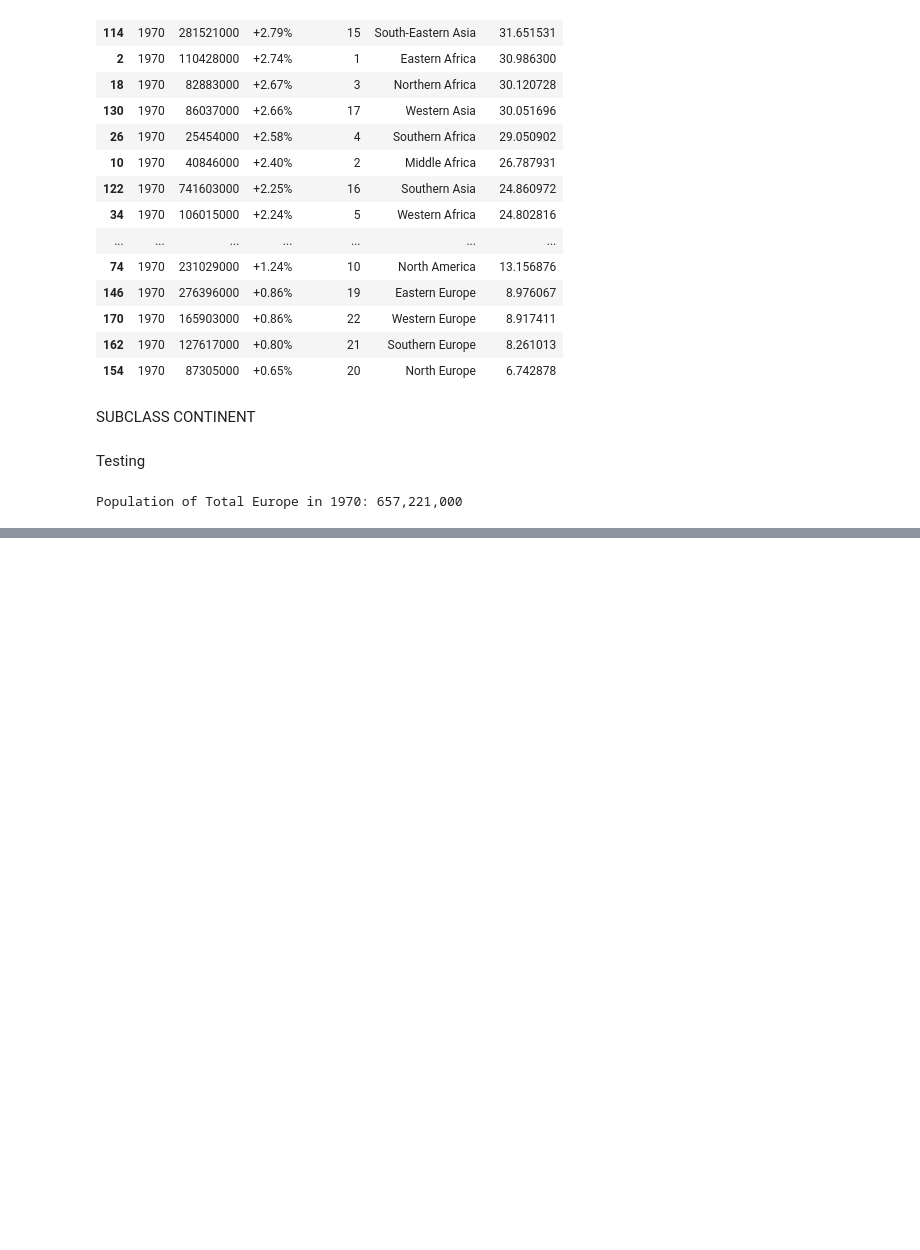
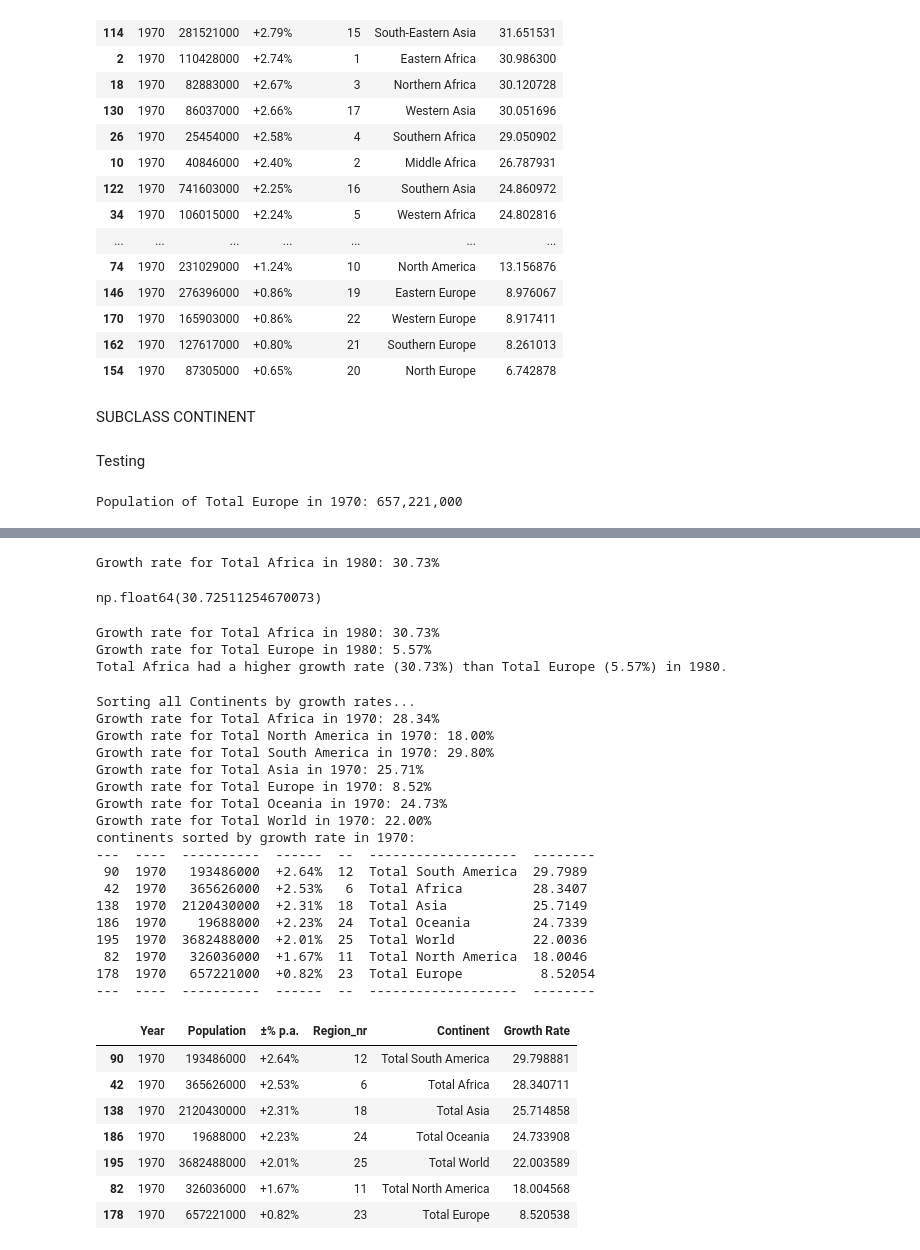
Before and after one commit to Data-Science-Study-Group-19/Final-Project-_-Population-of-Continents, a Jupyter notebook: group_19.ipynb, the cells around one changed output, grey strips where cells are left out. Drawn from its saved outputs; the diff is of its cells as text; code cells hidden in the pictures; blank space fills up the shorter version.

Commit message:
Update group_19.ipynb
Subclass updated for continents

```diff
--- a/group_19.ipynb
+++ b/group_19.ipynb
@@ -435,9 +435,9 @@ class Continent(Region):
 
 
     def growth_comparison(self, continent1, continent2, year):
-        """
-        Compares the growth rate between two continents in a specific year.
-        """
+
+        # Compares the growth rate between two continents in a specific year.
+
         growth1 = self.growth_calculator(continent1, year)
         growth2 = self.growth_calculator(continent2, year)
 
@@ -453,9 +453,9 @@ class Continent(Region):
 
 
     def growth_sort(self, year):
-        """
-        Sorts the DataFrame by growth rate for a specific year and returns the sorted DataFrame.
-        """
+
+        # Sorts the DataFrame by growth rate for a specific year and returns the sorted DataFrame.
+
         # Ensure the 'Growth Rate' column exists
         if 'Growth Rate' not in self.data.columns:
             self.data['Growth Rate'] = None
@@ -493,0 +510,59 @@ UnboundLocalError: cannot access local variable 'population1' where it is not as
+# %%
+# Perform growth calculation for a Continent in a Year
+
+continent_name = "Total Africa"  # Enter desired Continent
+year = 1980  # Enter desired year
+
+continent_manager = Continent(continent)
+
+continent_manager.growth_calculator(continent_name, year)
+# %% [output]
+Growth rate for Total Africa in 1980: 30.73%
+np.float64(30.72511254670073)
+# %%
+continent_manager = Continent(continent)
+# Compares growth rates of Two Continents in a specific Year
+
+continent1 = "Total Africa"  # Replace with first Continent
+continent2 = "Total Europe"  # Replace with second Continent
+year = 1980
+
+continent_manager.growth_comparison(continent1, continent2, year)
+# %% [output]
+Growth rate for Total Africa in 1980: 30.73%
+Growth rate for Total Europe in 1980: 5.57%
+Total Africa had a higher growth rate (30.73%) than Total Europe (5.57%) in 1980.
+# %%
+continent_manager = Continent(continent)
+year = 1970
+
+# Sort by growth rates in a specific Year
+print("\nSorting all Continents by growth rates...")
+continent_manager.growth_sort(year)
+# %% [output]
+Sorting all Continents by growth rates...
+Growth rate for Total Africa in 1970: 28.34%
+Growth rate for Total North America in 1970: 18.00%
+Growth rate for Total South America in 1970: 29.80%
+Growth rate for Total Asia in 1970: 25.71%
+Growth rate for Total Europe in 1970: 8.52%
+Growth rate for Total Oceania in 1970: 24.73%
+Growth rate for Total World in 1970: 22.00%
+continents sorted by growth rate in 1970:
+---  ----  ----------  ------  --  -------------------  --------
+ 90  1970   193486000  +2.64%  12  Total South America  29.7989
+ 42  1970   365626000  +2.53%   6  Total Africa         28.3407
+138  1970  2120430000  +2.31%  18  Total Asia           25.7149
+186  1970    19688000  +2.23%  24  Total Oceania        24.7339
+195  1970  3682488000  +2.01%  25  Total World          22.0036
+ 82  1970   326036000  +1.67%  11  Total North America  18.0046
+178  1970   657221000  +0.82%  23  Total Europe          8.52054
+---  ----  ----------  ------  --  -------------------  --------
+|  | Year | Population | ±% p.a. | Region_nr | Continent | Growth Rate |
+| 90 | 1970 | 193486000 | +2.64% | 12 | Total South America | 29.798881 |
+| 42 | 1970 | 365626000 | +2.53% | 6 | Total Africa | 28.340711 |
+| 138 | 1970 | 2120430000 | +2.31% | 18 | Total Asia | 25.714858 |
+| 186 | 1970 | 19688000 | +2.23% | 24 | Total Oceania | 24.733908 |
+| 195 | 1970 | 3682488000 | +2.01% | 25 | Total World | 22.003589 |
+| 82 | 1970 | 326036000 | +1.67% | 11 | Total North America | 18.004568 |
+| 178 | 1970 | 657221000 | +0.82% | 23 | Total Europe | 8.520538 |
```
Also changed, not shown: parts of 2 cells of this notebook.
